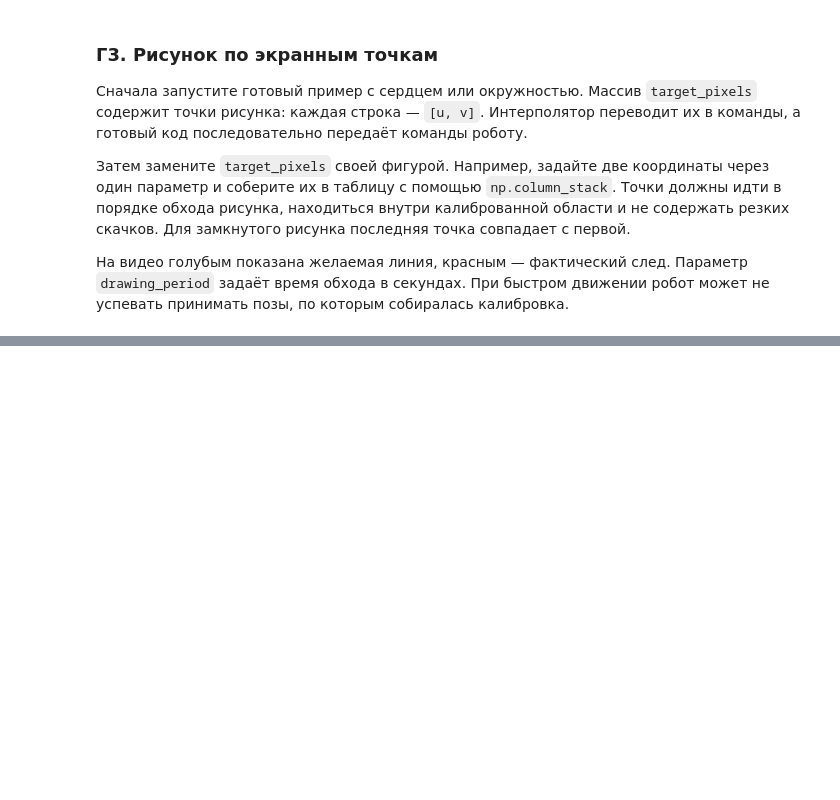
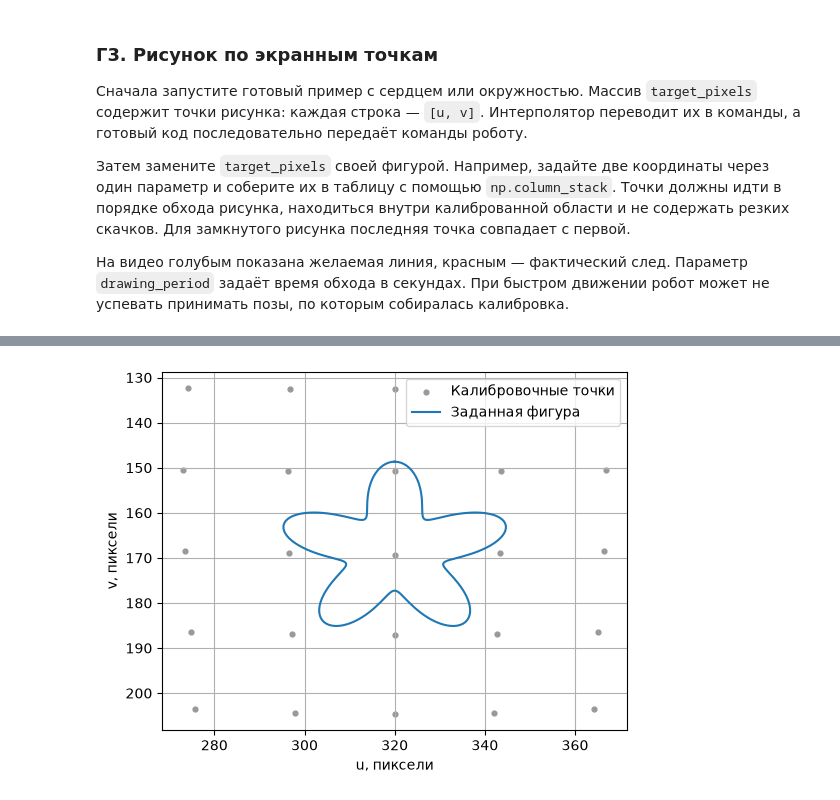
Before and after one commit to knigstein/NumericalMethods, a Jupyter notebook: lab2/Numerical_Methods_Lab_2_Analysis_ipynb.ipynb, the cells around one changed output, grey strips where cells are left out. Cells and saved outputs as stored; diff of their text form; code cells hidden in the pictures; blank space fills up the shorter version.

```diff
--- a/lab2/Numerical_Methods_Lab_2_Analysis_ipynb.ipynb
+++ b/lab2/Numerical_Methods_Lab_2_Analysis_ipynb.ipynb
@@ -4310,3 +4378,39 @@ plt.show()
+# %%
+from scipy.spatial import Delaunay
+
+
+def custom_star_path(calibration, scale=0.55, points=241):
+    """Формируем гладкую замкнутую 5-лучевую звезду внутри калиброванной области"""
+    phase = np.linspace(0, 2 * np.pi, points)
+    radius = 0.72 + 0.28 * np.cos(5 * phase)
+    u = radius * np.cos(phase - np.pi / 2)
+    v = radius * np.sin(phase - np.pi / 2)
+
+    center = calibration["pixel"].mean(axis=0)
+    half_range = np.ptp(calibration["pixel"], axis=0) / 2
+    path = center + scale * np.column_stack([u, v]) * half_range
+
+    hull = Delaunay(calibration["pixel"])
+    if np.any(hull.find_simplex(path) < 0):
+        raise ValueError("Часть фигуры вышла за калиброванную область")
+    return path
+
+
+target_pixels = custom_star_path(calibration, scale=0.55, points=241)
+target_commands = inverse_commands(target_pixels)
+
+plt.figure(figsize=(6, 5))
+plt.scatter(calibration["pixel"][:, 0], calibration["pixel"][:, 1], s=12, color="0.6",
+             label="Калибровочные точки")
+plt.plot(target_pixels[:, 0], target_pixels[:, 1], color="tab:blue", label="Заданная фигура")
+plt.gca().invert_yaxis()
+plt.gca().set_aspect("equal")
+plt.xlabel("u, пиксели")
+plt.ylabel("v, пиксели")
+plt.legend()
+plt.show()
+# %% [output]
+[figure, added]
 # %%
 drawing_period = 16.0 #@param {type:"slider", min:6, max:24, step:2}
 drawing_result = follow_screen_path(
```
Also changed, not shown: parts of 12 cells of this notebook, 3 other files.
